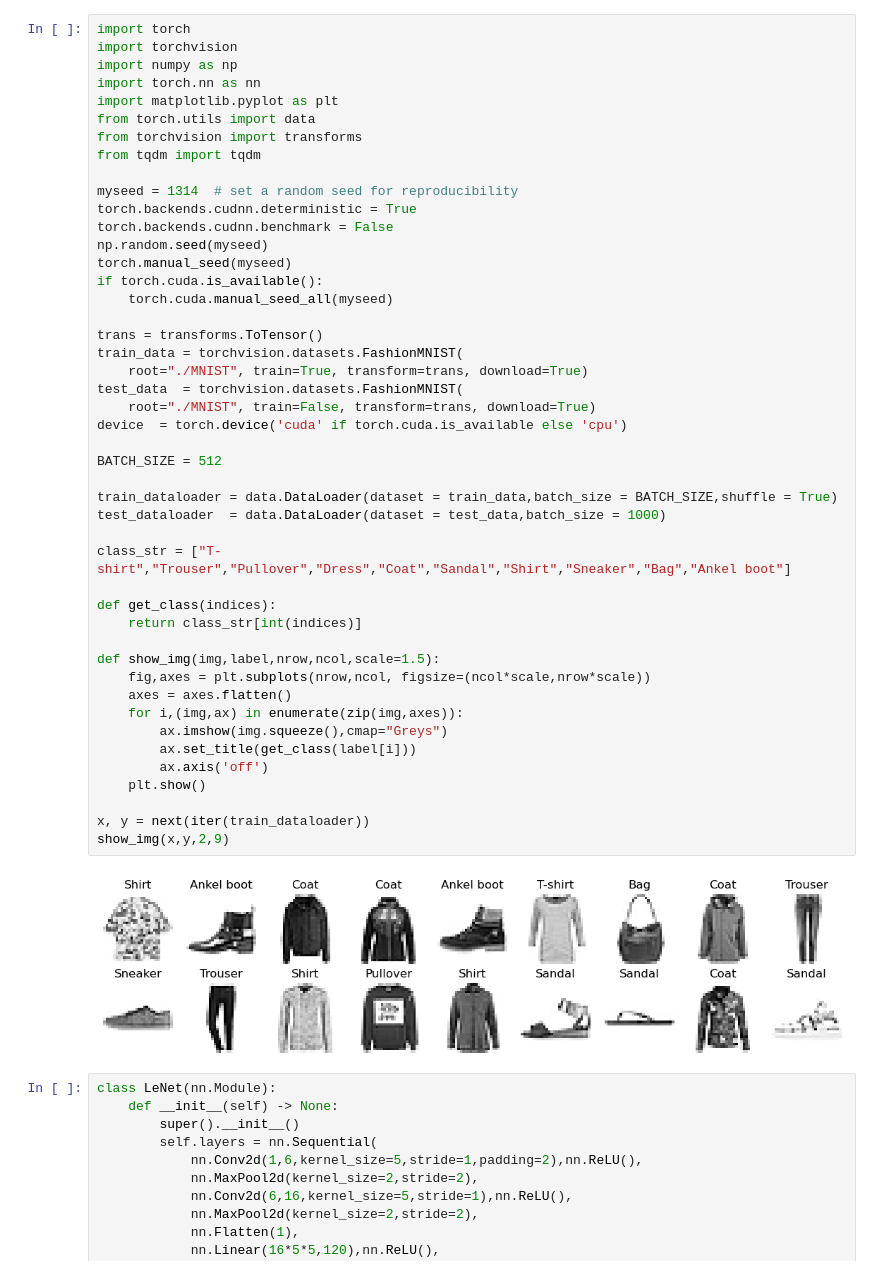
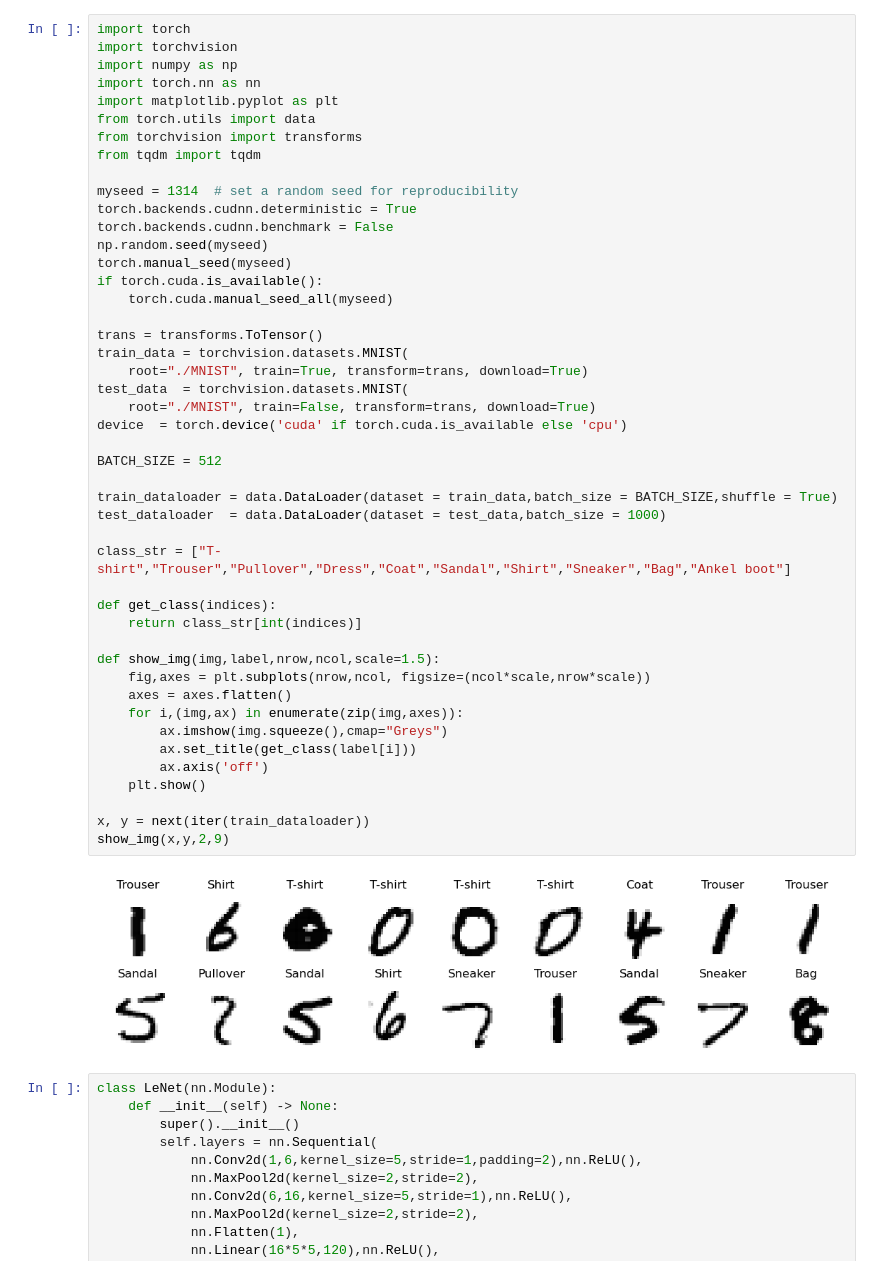
Before and after one commit to Gancenty/Machine_Learning, a Jupyter notebook: lenet.ipynb, the cells around one changed output. Drawn from its saved outputs; the diff is of its cells as text.

```diff
--- a/lenet.ipynb
+++ b/lenet.ipynb
@@ -16,36 +16,36 @@ torch.manual_seed(myseed)
 if torch.cuda.is_available():
     torch.cuda.manual_seed_all(myseed)
 
 trans = transforms.ToTensor()
-train_data = torchvision.datasets.FashionMNIST(
+train_data = torchvision.datasets.MNIST(
     root="./MNIST", train=True, transform=trans, download=True)
-test_data  = torchvision.datasets.FashionMNIST(
+test_data  = torchvision.datasets.MNIST(
     root="./MNIST", train=False, transform=trans, download=True)
 device  = torch.device('cuda' if torch.cuda.is_available else 'cpu')
 
 BATCH_SIZE = 512
 
 train_dataloader = data.DataLoader(dataset = train_data,batch_size = BATCH_SIZE,shuffle = True)
 test_dataloader  = data.DataLoader(dataset = test_data,batch_size = 1000)
 
 class_str = ["T-shirt","Trouser","Pullover","Dress","Coat","Sandal","Shirt","Sneaker","Bag","Ankel boot"]
 
 def get_class(indices):
     return class_str[int(indices)]
 
 def show_img(img,label,nrow,ncol,scale=1.5):
     fig,axes = plt.subplots(nrow,ncol, figsize=(ncol*scale,nrow*scale))
     axes = axes.flatten()
     for i,(img,ax) in enumerate(zip(img,axes)):
         ax.imshow(img.squeeze(),cmap="Greys")
         ax.set_title(get_class(label[i]))
         ax.axis('off')
     plt.show()
 
 x, y = next(iter(train_dataloader))
 show_img(x,y,2,9)
 # %% [output]
-[figure, old version]
+[figure, new version]
 # %%
 class LeNet(nn.Module):
     def __init__(self) -> None:
```
Also changed, not shown: parts of 2 cells of this notebook, 5 other files.
